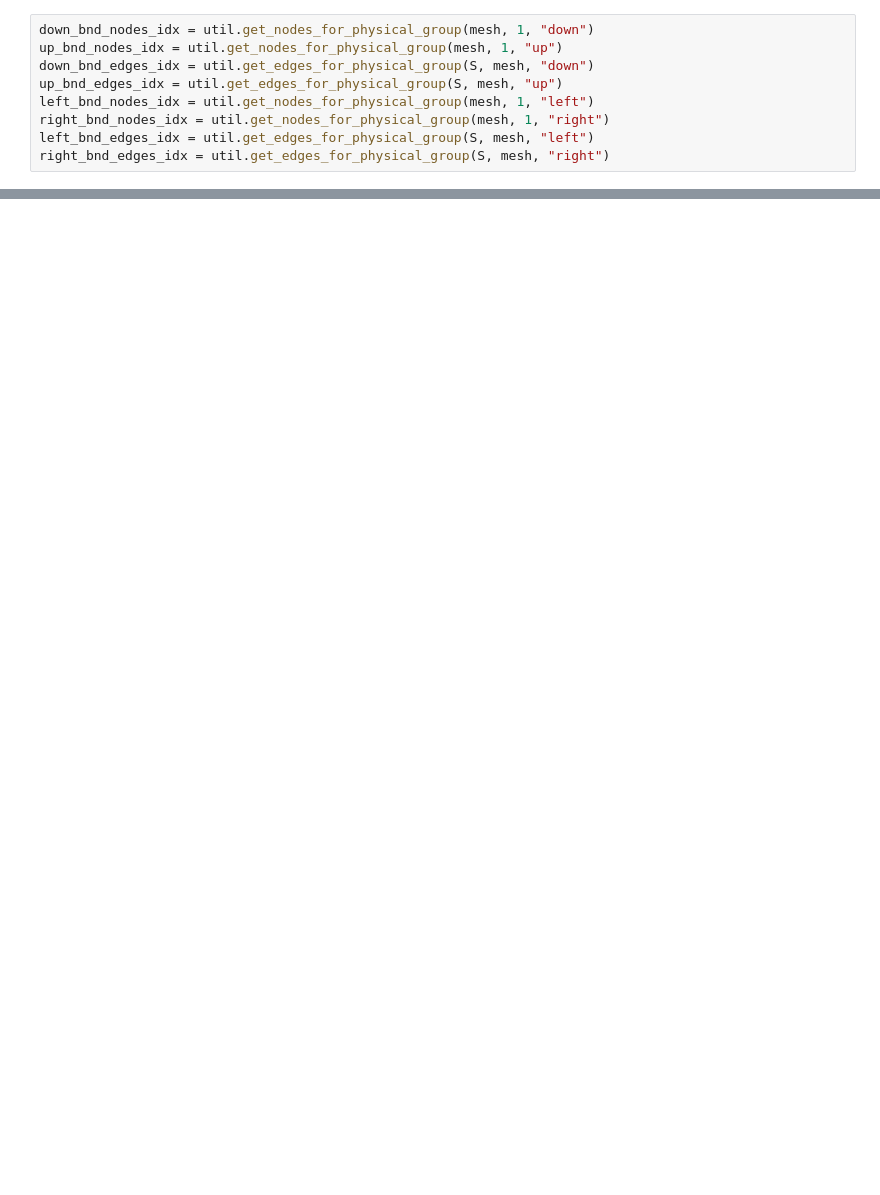
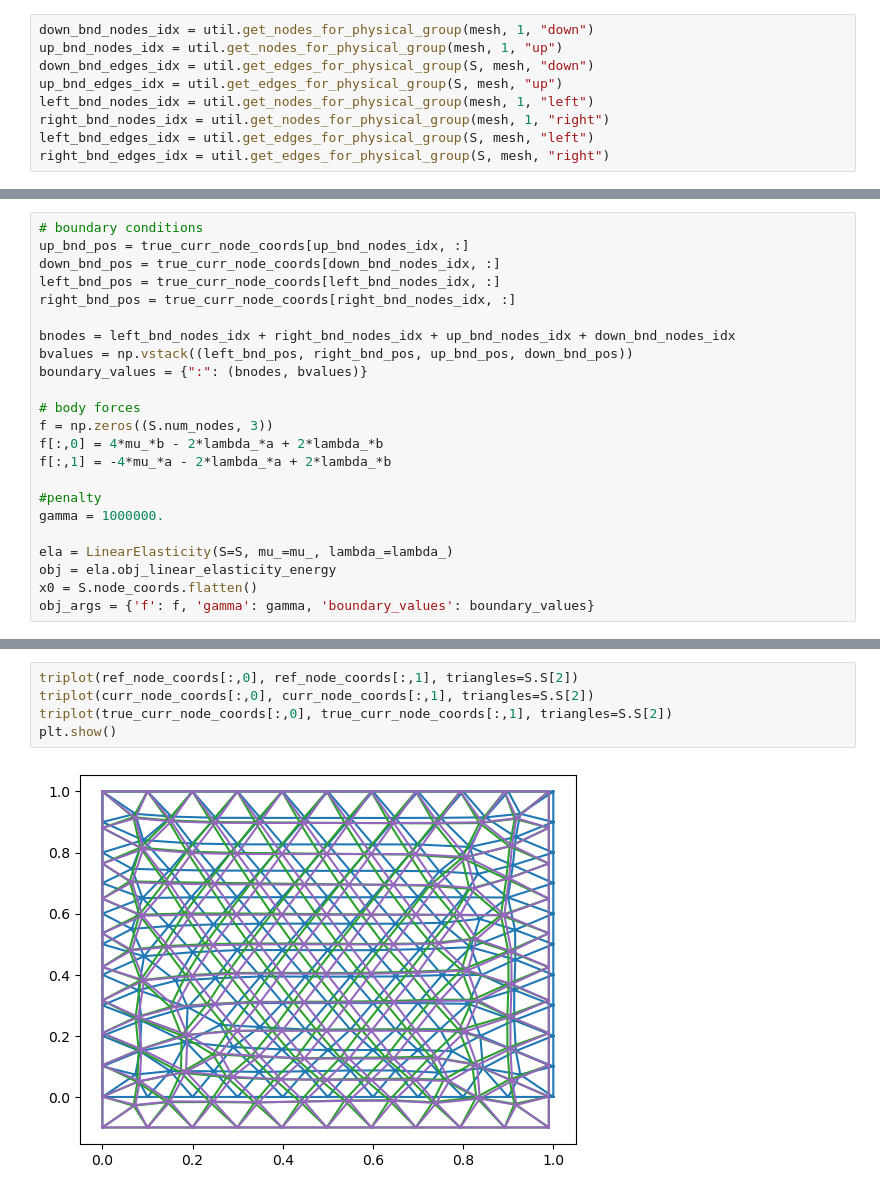
Before and after one commit to cpml-au/dctkit, a Jupyter notebook: examples/linear_elasticity_gravity.ipynb, the cells around one changed output, grey strips where cells are left out. Saved outputs shown, nothing was run; the diff lists cells and outputs as text; blank space fills up the shorter version.

```diff
--- a/examples/linear_elasticity_gravity.ipynb
+++ b/examples/linear_elasticity_gravity.ipynb
@@ -58,0 +60,23 @@ plt.show()
+# %%
+# boundary conditions
+up_bnd_pos = true_curr_node_coords[up_bnd_nodes_idx, :]
+down_bnd_pos = true_curr_node_coords[down_bnd_nodes_idx, :]
+left_bnd_pos = true_curr_node_coords[left_bnd_nodes_idx, :]
+right_bnd_pos = true_curr_node_coords[right_bnd_nodes_idx, :]
+
+bnodes = left_bnd_nodes_idx + right_bnd_nodes_idx + up_bnd_nodes_idx + down_bnd_nodes_idx
+bvalues = np.vstack((left_bnd_pos, right_bnd_pos, up_bnd_pos, down_bnd_pos))
+boundary_values = {":": (bnodes, bvalues)}
+
+# body forces
+f = np.zeros((S.num_nodes, 3))
+f[:,0] = 4*mu_*b - 2*lambda_*a + 2*lambda_*b
+f[:,1] = -4*mu_*a - 2*lambda_*a + 2*lambda_*b
+
+#penalty
+gamma = 1000000.
+
+ela = LinearElasticity(S=S, mu_=mu_, lambda_=lambda_)
+obj = ela.obj_linear_elasticity_energy
+x0 = S.node_coords.flatten()
+obj_args = {'f': f, 'gamma': gamma, 'boundary_values': boundary_values}
@@ -58,0 +100,7 @@ plt.show()
+# %%
+triplot(ref_node_coords[:,0], ref_node_coords[:,1], triangles=S.S[2])
+triplot(curr_node_coords[:,0], curr_node_coords[:,1], triangles=S.S[2])
+triplot(true_curr_node_coords[:,0], true_curr_node_coords[:,1], triangles=S.S[2])
+plt.show()
+# %% [output]
+[figure, added]
```
Also changed, not shown: parts of 6 cells of this notebook, 2 other files.
